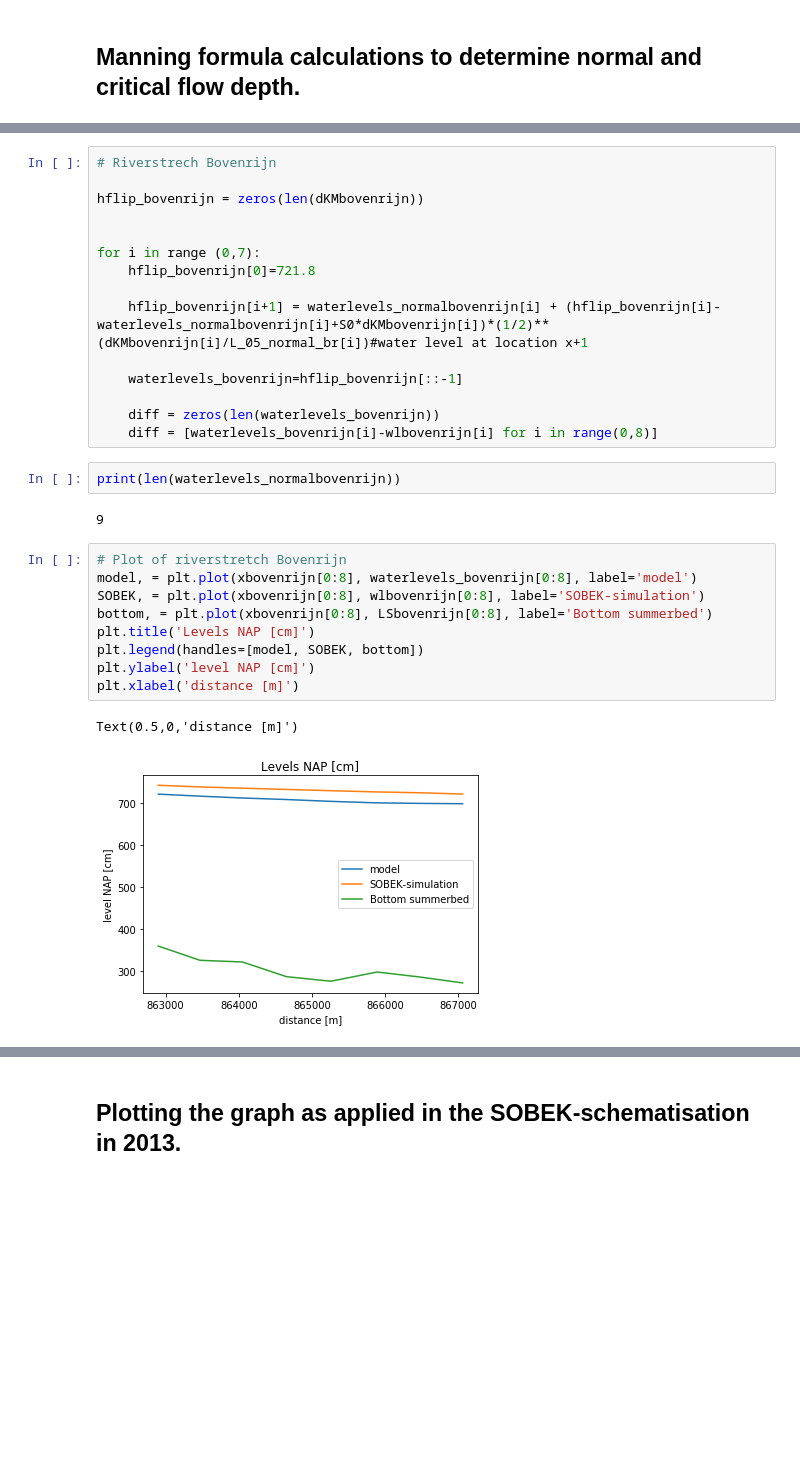
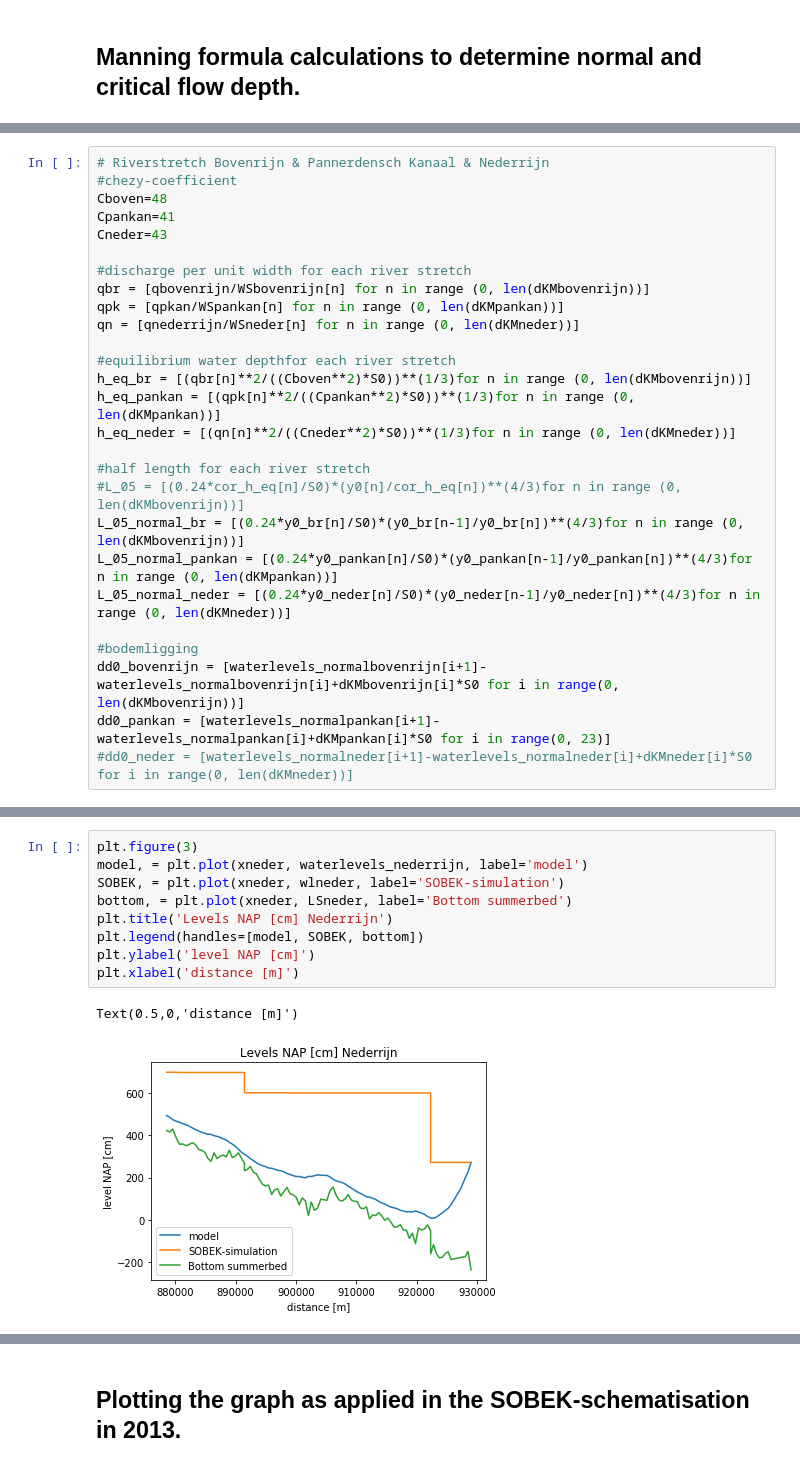
Before and after one commit to frederikvinke/Riverbranches-Rhine, a Jupyter notebook: Test Rhine branches Waal & IJssel model 2019 mrt v2.ipynb, the cells around one changed output, grey strips where cells are left out. Saved outputs shown, nothing was run; the diff lists cells and outputs as text; blank space fills up the shorter version.

```diff
--- a/Test Rhine branches Waal & IJssel model 2019 mrt v2.ipynb
+++ b/Test Rhine branches Waal & IJssel model 2019 mrt v2.ipynb
@@ -237,0 +346,27 @@ LWyssel = Level_winterbed_flip[10:239]
+# %%
+# Riverstretch Bovenrijn & Pannerdensch Kanaal & Nederrijn
+#chezy-coefficient
+Cboven=48
+Cpankan=41
+Cneder=43
+
+#discharge per unit width for each river stretch
+qbr = [qbovenrijn/WSbovenrijn[n] for n in range (0, len(dKMbovenrijn))]
+qpk = [qpkan/WSpankan[n] for n in range (0, len(dKMpankan))]
+qn = [qnederrijn/WSneder[n] for n in range (0, len(dKMneder))]
+
+#equilibrium water depthfor each river stretch
+h_eq_br = [(qbr[n]**2/((Cboven**2)*S0))**(1/3)for n in range (0, len(dKMbovenrijn))]
+h_eq_pankan = [(qpk[n]**2/((Cpankan**2)*S0))**(1/3)for n in range (0, len(dKMpankan))]
+h_eq_neder = [(qn[n]**2/((Cneder**2)*S0))**(1/3)for n in range (0, len(dKMneder))]
+
+#half length for each river stretch
+#L_05 = [(0.24*cor_h_eq[n]/S0)*(y0[n]/cor_h_eq[n])**(4/3)for n in range (0, len(dKMbovenrijn))]
+L_05_normal_br = [(0.24*y0_br[n]/S0)*(y0_br[n-1]/y0_br[n])**(4/3)for n in range (0, len(dKMbovenrijn))]
+L_05_normal_pankan = [(0.24*y0_pankan[n]/S0)*(y0_pankan[n-1]/y0_pankan[n])**(4/3)for n in range (0, len(dKMpankan))]
+L_05_normal_neder = [(0.24*y0_neder[n]/S0)*(y0_neder[n-1]/y0_neder[n])**(4/3)for n in range (0, len(dKMneder))]
+
+#bodemligging
+dd0_bovenrijn = [waterlevels_normalbovenrijn[i+1]-waterlevels_normalbovenrijn[i]+dKMbovenrijn[i]*S0 for i in range(0, len(dKMbovenrijn))]
+dd0_pankan = [waterlevels_normalpankan[i+1]-waterlevels_normalpankan[i]+dKMpankan[i]*S0 for i in range(0, 23)]
+#dd0_neder = [waterlevels_normalneder[i+1]-waterlevels_normalneder[i]+dKMneder[i]*S0 for i in range(0, len(dKMneder))]
@@ -362,31 +529,12 @@ dd0_bovenrijn = [waterlevels_normalbovenrijn[i+1]-waterlevels_normalbovenrijn[i]
-# %%
-# Riverstrech Bovenrijn
-
-hflip_bovenrijn = zeros(len(dKMbovenrijn))
-
-
-for i in range (0,7):
-    hflip_bovenrijn[0]=721.8
-
-    hflip_bovenrijn[i+1] = waterlevels_normalbovenrijn[i] + (hflip_bovenrijn[i]-waterlevels_normalbovenrijn[i]+S0*dKMbovenrijn[i])*(1/2)**(dKMbovenrijn[i]/L_05_normal_br[i])#water level at location x+1
-
-    waterlevels_bovenrijn=hflip_bovenrijn[::-1]
-
-    diff = zeros(len(waterlevels_bovenrijn))
-    diff = [waterlevels_bovenrijn[i]-wlbovenrijn[i] for i in range(0,8)]
-# %%
-print(len(waterlevels_normalbovenrijn))
-# %% [output]
-9
 # %%
-# Plot of riverstretch Bovenrijn
-model, = plt.plot(xbovenrijn[0:8], waterlevels_bovenrijn[0:8], label='model')
-SOBEK, = plt.plot(xbovenrijn[0:8], wlbovenrijn[0:8], label='SOBEK-simulation')
-bottom, = plt.plot(xbovenrijn[0:8], LSbovenrijn[0:8], label='Bottom summerbed')
-plt.title('Levels NAP [cm]')
+plt.figure(3)
+model, = plt.plot(xneder, waterlevels_nederrijn, label='model')
+SOBEK, = plt.plot(xneder, wlneder, label='SOBEK-simulation')
+bottom, = plt.plot(xneder, LSneder, label='Bottom summerbed')
+plt.title('Levels NAP [cm] Nederrijn')
 plt.legend(handles=[model, SOBEK, bottom])
 plt.ylabel('level NAP [cm]')
 plt.xlabel('distance [m]')
 # %% [output]
 Text(0.5,0,'distance [m]')
-[figure, old version]
+[figure, new version]
```
Also changed, not shown: parts of 37 cells of this notebook.
